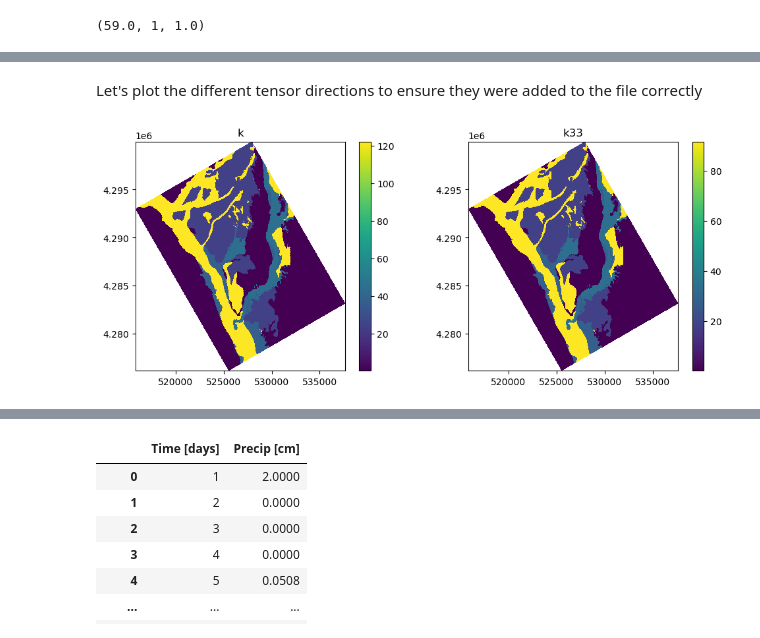
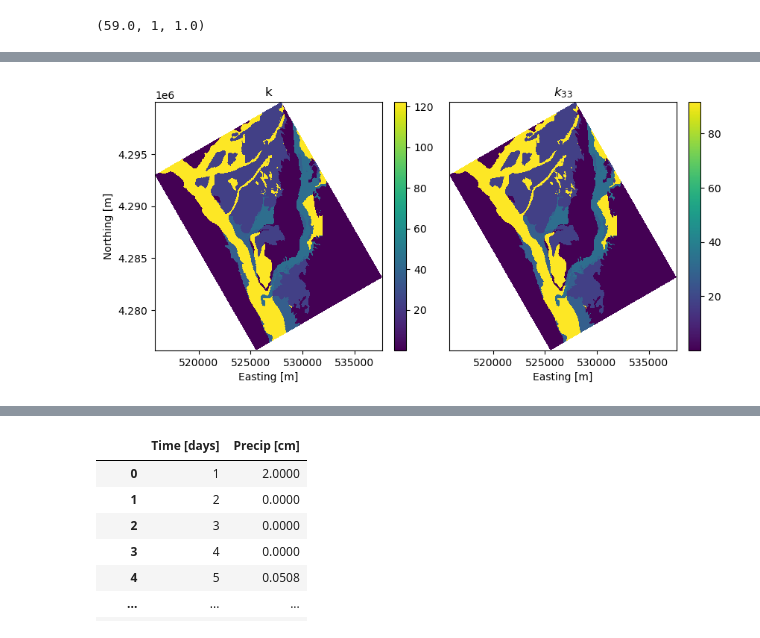
Before and after one commit to jackplogan33/peterson-modflow, a Jupyter notebook: notebooks/01-flow-model.ipynb, the cells around one changed output, grey strips where cells are left out. Cells and saved outputs as stored; diff of their text form; code cells hidden in the pictures.

Commit message:
Flow Model updates and file corrections

```diff
--- a/notebooks/01-flow-model.ipynb
+++ b/notebooks/01-flow-model.ipynb
@@ -18,3 +23,3 @@ The name for our simulation is `'peterson'`. We will have a `GWF` model named `'
 # %%
-workspace = '../input-files/'
+workspace = '../model/inputs/'
 sim_name = 'peterson'
@@ -172,9 +95,8 @@ Now that we have an idea of what the parameters in this model domain look like,
 flow_name = 'peterson_flow'
 
 # Create the Flopy groundwater flow (gwf) model object
-model_nam_file = f"{flow_name}.nam"
 gwf = mf6.ModflowGwf(
     sim,
     modelname=flow_name,
-    model_nam_file=model_nam_file,
+    model_nam_file=f"{flow_name}.nam"
 )
@@ -271,0 +182,10 @@ Since we are passing a file, this means we need to create a dictionary for the k
+# %%
+fig, ax = plt.subplots()
+
+mv = fplt.PlotMapView(model=gwf)
+mv.plot_array(ic.strt.array, ax=ax)
+
+mv.plot_inactive(ax=ax)
+ax.set_xlabel('Easting [m]')
+ax.set_ylabel('Northing [m]')
+plt.show()
@@ -272,6 +206,6 @@ Since we are passing a file, this means we need to create a dictionary for the k
 # %%
-k = {'filename':'data-files/flow-kfield.dat', 'factor':1.0}
-k33 = {'filename':'data-files/flow-kfield.dat', 'factor':0.75}
+k = {'filename':'../data/flow/kfield.dat', 'factor':1.0}
+k33 = {'filename':'../data/flow/kfield.dat', 'factor':0.75}
 # %%
 # Create the node property flow package
 npf = mf6.ModflowGwfnpf(
@@ -282,27 +216,27 @@ npf = mf6.ModflowGwfnpf(
     k33=k33,
     save_flows=True
 )
-# %% [markdown]
-Let's plot the different tensor directions to ensure they were added to the file correctly
 # %%
-# Create a single figure with subplots
-fig, axs = plt.subplots(1, 2, figsize=(10, 4), layout='constrained')  # 1 row, 3 columns
+fig, axs = plt.subplots(1, 2, figsize=(8.5, 4), layout='constrained')  # 1 row, 2 columns
 ax1, ax2 = axs
 
 # Create a PlotMapView object for each subplot
-pmv_idomain = fplt.PlotMapView(model=gwf, ax=ax1)
-cs1 = pmv_idomain.plot_array(npf.k.array)  # Plot idomain
+mv = fplt.PlotMapView(model=gwf)
+
+cs1 = mv.plot_array(npf.k.array, ax=ax1)  # Plot k
 fig.colorbar(cs1, ax=ax1)
 ax1.set_title("k")
+ax1.set_ylabel('Northing [m]')
 
-pmv_top = fplt.PlotMapView(model=gwf, ax=ax2)
-cs2 = pmv_top.plot_array(npf.k33.array)  # Plot top elevations
+cs2 = mv.plot_array(npf.k33.array, ax=ax2)  # Plot k33
 fig.colorbar(cs2, ax=ax2)
-ax2.set_title("k33")
+ax2.set_title("$k_{33}$")
+ax2.set_yticks([])
 
 for ax in axs:
     ax.set_aspect('equal')
-# Adjust layout for clarity
+    ax.set_xlabel('Easting [m]')
+
 plt.show()
 # %% [output]
-[figure, old version]
+[figure, new version]
```
Also changed, not shown: parts of 89 cells of this notebook, 4 other files.
